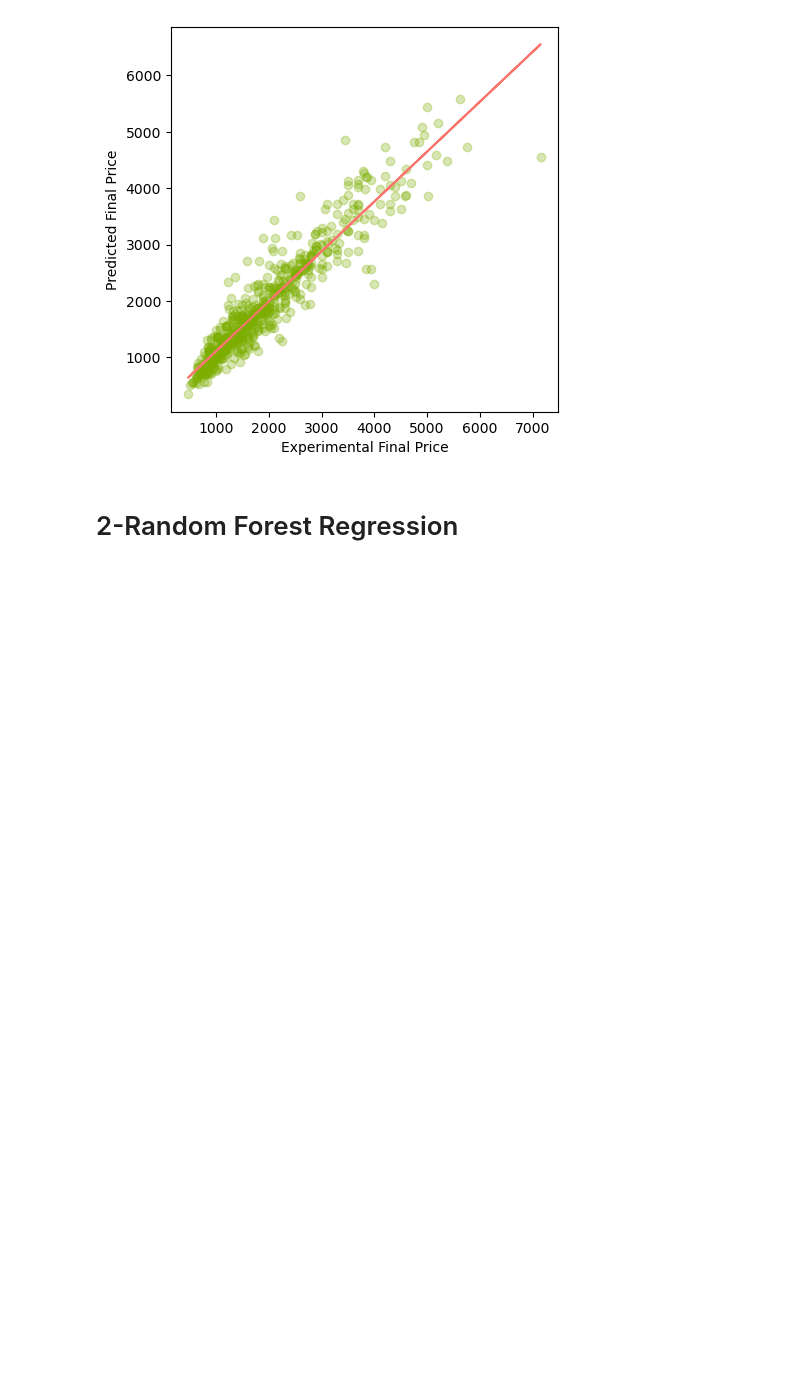
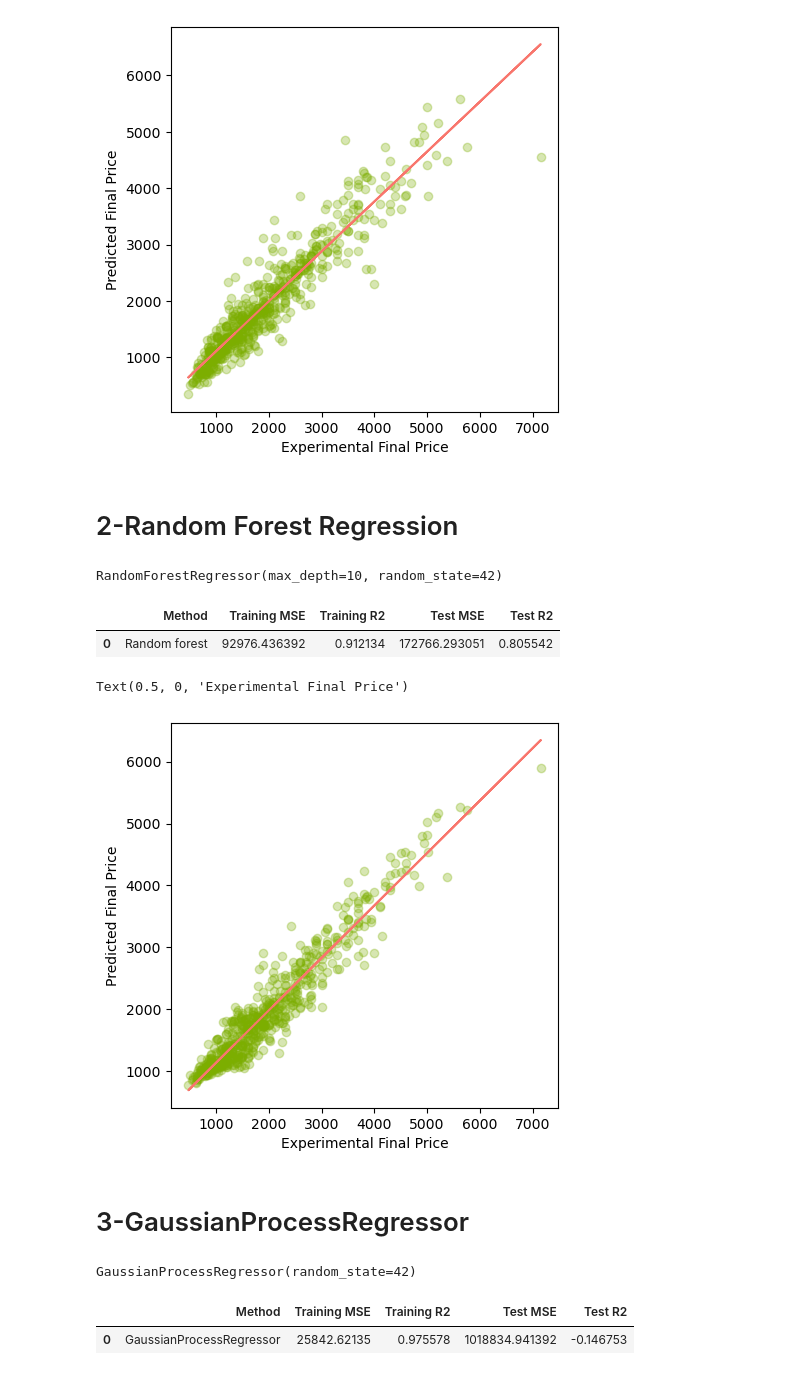
Before and after one commit to FirasObieda/MachineLearningModel, a Jupyter notebook: ML Model for Laptops.ipynb, the cells around one changed output. Drawn from its saved outputs; the diff is of its cells as text; code cells hidden in the pictures; blank space fills up the shorter version.

```diff
--- a/ML Model for Laptops.ipynb
+++ b/ML Model for Laptops.ipynb
@@ -101,7 +103,7 @@ X_train, X_test, Y_train, Y_test = train_test_split(
 # 1-Linear Regression
 # %%
 Linear = LinearRegression()
-Linear.fit(X_train, y_train)
+Linear.fit(X_train, Y_train)
 Y_Linear_train_pred = Linear.predict(X_train)
 Y_Linear_test_pred = Linear.predict(X_test)
 # %%
@@ -130,3 +132,12 @@ Text(0.5, 0, 'Experimental Final Price')
 [figure]
 # %% [markdown]
 # 2-Random Forest Regression
+# %%
+RandomForest = RandomForestRegressor(max_depth=10, random_state=42)
+# %%
+RandomForest.fit(X_train,Y_train)
+# %% [output]
+RandomForestRegressor(max_depth=10, random_state=42)
+# %%
+Y_RandomForest_train_pred = RandomForest.predict(X_train)
+Y_RandomForest_test_pred = RandomForest.predict(X_test)
@@ -132,0 +150,21 @@ Text(0.5, 0, 'Experimental Final Price')
+# %%
+RandomForest_results = pd.DataFrame(['Random forest',RandomForest_train_mse, RandomForest_train_r2, RandomForest_test_mse, RandomForest_test_r2]).transpose()
+RandomForest_results.columns = ['Method','Training MSE','Training R2','Test MSE','Test R2']
+RandomForest_results.columns
+RandomForest_results
+# %% [output]
+|  | Method | Training MSE | Training R2 | Test MSE | Test R2 |
+| 0 | Random forest | 92976.436392 | 0.912134 | 172766.293051 | 0.805542 |
+# %%
+plt.figure(figsize=(5,5))
+plt.scatter(x=Y_train, y=Y_RandomForest_train_pred, c="#7CAE00", alpha=0.3)
+z = np.polyfit(Y_train, Y_RandomForest_train_pred, 1)
+p = np.poly1d(z)
+plt.plot(Y_train,p(Y_train),"#F8766D")
+plt.ylabel('Predicted Final Price')
+plt.xlabel('Experimental Final Price')
+# %% [output]
+Text(0.5, 0, 'Experimental Final Price')
+[figure, added]
+# %% [markdown]
+# 3-GaussianProcessRegressor
@@ -132,0 +173,4 @@ Text(0.5, 0, 'Experimental Final Price')
+# %%
+GPR.fit(X_train,Y_train)
+# %% [output]
+GaussianProcessRegressor(random_state=42)
@@ -132,0 +186,8 @@ Text(0.5, 0, 'Experimental Final Price')
+# %%
+GPR_results = pd.DataFrame(['GaussianProcessRegressor ',GPR_train_mse, GPR_train_r2, GPR_test_mse, GPR_test_r2]).transpose()
+GPR_results.columns = ['Method','Training MSE','Training R2','Test MSE','Test R2']
+GPR_results.columns
+GPR_results
+# %% [output]
+|  | Method | Training MSE | Training R2 | Test MSE | Test R2 |
+| 0 | GaussianProcessRegressor | 25842.62135 | 0.975578 | 1018834.941392 | -0.146753 |
```
Also changed, not shown: parts of 10 cells of this notebook.
